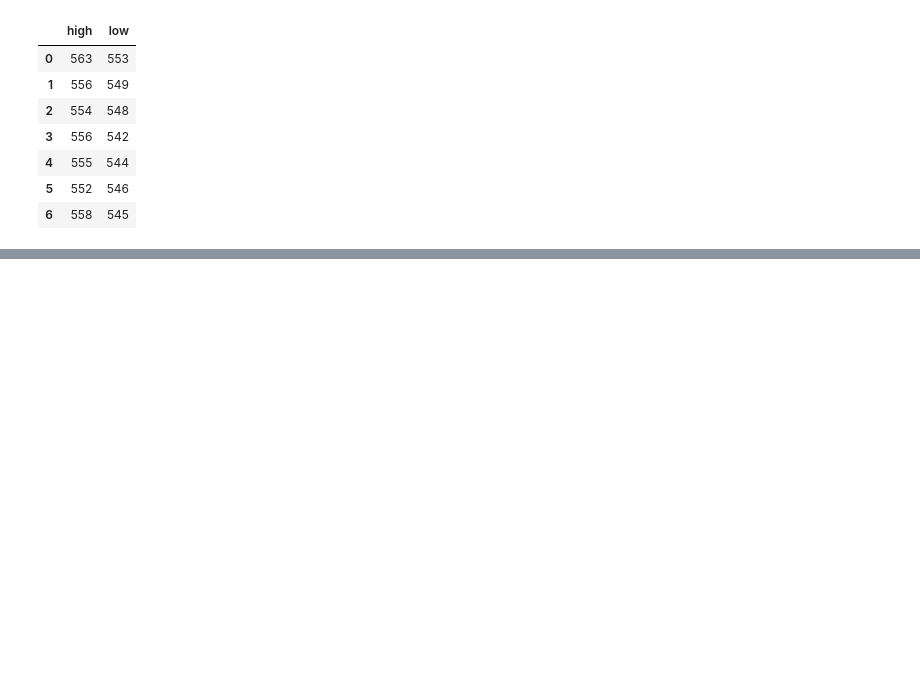
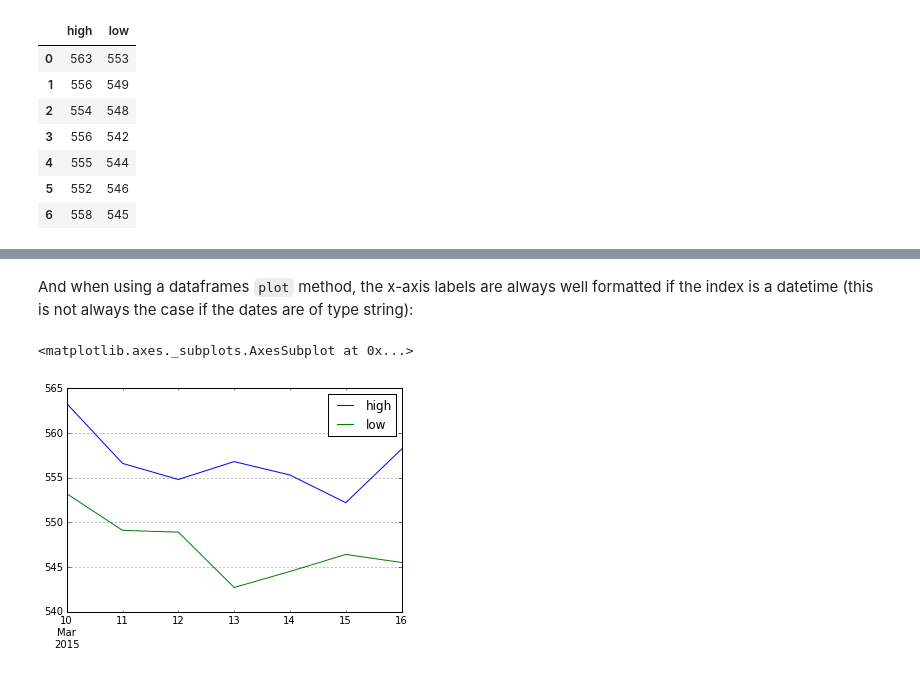
Before and after one commit to adamhajari/Introduction-to-Data-Science, a Jupyter notebook: 1_Python_Data_Tools.ipynb, the cells around one changed output, grey strips where cells are left out. Saved outputs shown, nothing was run; the diff lists cells and outputs as text; code cells hidden in the pictures; blank space fills up the shorter version.

```diff
--- a/1_Python_Data_Tools.ipynb
+++ b/1_Python_Data_Tools.ipynb
@@ -331,0 +321,3 @@ DatetimeIndex(['2015-03-11', '2015-03-12', '2015-03-13', '2015-03-16',
+# %%
+dates = pd.date_range('2015-03-10', periods=7)
+dates
@@ -331,0 +328,3 @@ DatetimeIndex(['2015-03-11', '2015-03-12', '2015-03-13', '2015-03-16',
+# %%
+df_with_dates = pd.DataFrame(data_np,columns=["high","low"],index=dates)
+df_with_dates
@@ -331,0 +342,3 @@ DatetimeIndex(['2015-03-11', '2015-03-12', '2015-03-13', '2015-03-16',
+# %%
+df_with_dates['day_of_week'] = dates.dayofweek
+df_with_dates
@@ -331,0 +354,3 @@ DatetimeIndex(['2015-03-11', '2015-03-12', '2015-03-13', '2015-03-16',
+# %%
+df_with_dates['days_since_mar_10'] = dates-dates[0]
+df_with_dates
@@ -331,0 +366,7 @@ DatetimeIndex(['2015-03-11', '2015-03-12', '2015-03-13', '2015-03-16',
+# %% [markdown]
+And when using a dataframes `plot` method, the x-axis labels are always well formatted if the index is a datetime (this is not always the case if the dates are of type string):
+# %%
+df_with_dates.loc[:,["high","low"]].plot()  # we use the .loc operator to select only the columns we want to plot
+# %% [output]
+<matplotlib.axes._subplots.AxesSubplot at 0x...>
+[figure, added]
```
Also changed, not shown: parts of 38 cells of this notebook.
